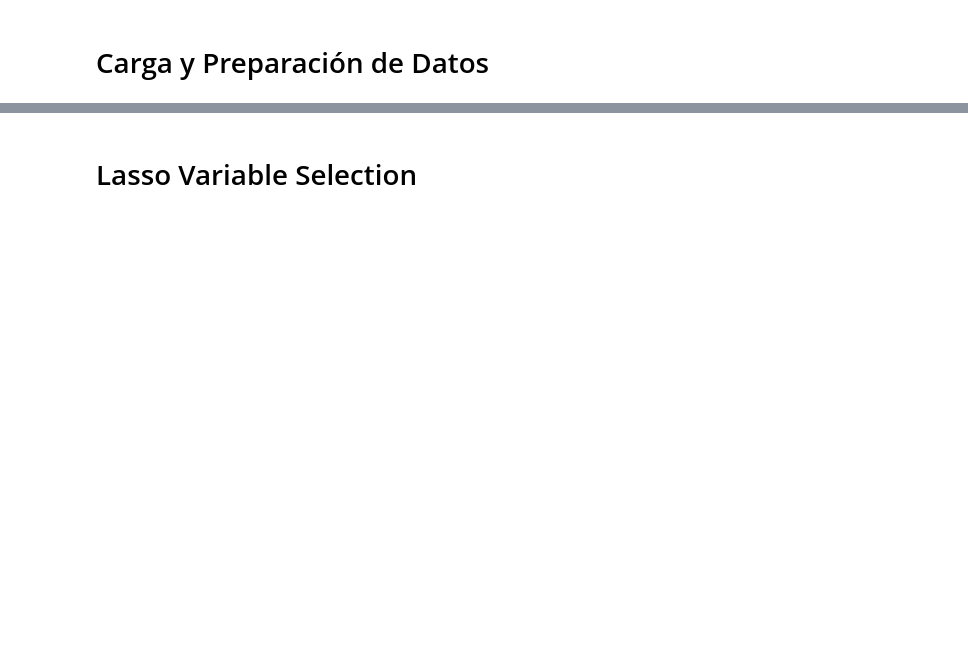
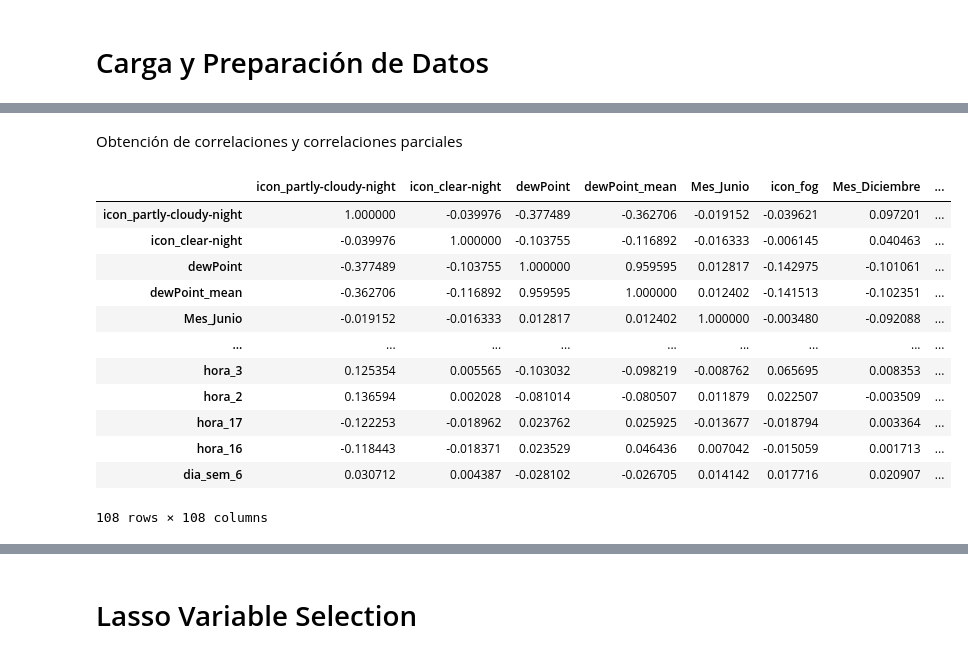
Before and after one commit to psaldar/Proyecto-Integrador-2, a Jupyter notebook: notebooks/Feature Selection.ipynb, the cells around one changed output, grey strips where cells are left out. Saved outputs shown, nothing was run; the diff lists cells and outputs as text; code cells hidden in the pictures; blank space fills up the shorter version.

Commit message:
Agrega corrida de la seleccion de variables

```diff
--- a/notebooks/Feature Selection.ipynb
+++ b/notebooks/Feature Selection.ipynb
@@ -123,0 +129,47 @@ Se cuentan con 95 variables para la seleccion
+# %%
+X_rus = X_train_under.copy()
+y_rus = Y_train_under.copy()
+# %% [markdown]
+Obtención de correlaciones y correlaciones parciales
+# %%
+X_rus['Accidente'] = y_rus.copy()
+corr_y = X_rus.corr()['Accidente']
+pcorr_y = X_rus.pcorr()['Accidente']
+# %%
+#### Con valores absolutos
+abs_corr = []
+abs_pcorr = []
+for i in range(len(corr_y)):
+    abs_corr.append(abs(corr_y[i]))
+    abs_pcorr.append(abs(pcorr_y[i]))
+corr_full = pd.DataFrame(corr_y)
+pcorr_full = pd.DataFrame(pcorr_y)
+corr_full['abs'] = abs_corr.copy()
+pcorr_full['abs'] = abs_pcorr.copy()
+
+### Ordenrarlas
+corr_full = corr_full.sort_values(by='abs', ascending=False)
+pcorr_full = pcorr_full.sort_values(by='abs', ascending=False)
+# %%
+### Ordeno la matriz X segun las correlaciones parciales de forma ascendente (para que funcione
+### bien el siguiente paso)
+vars_ord = list(pcorr_full.index)
+X_rus_ord = X_rus[vars_ord[1:][::-1]]
+# %%
+#### Calcula matriz de correlacion de las variables explicativas
+corr_x = X_rus_ord.corr()
+corr_x
+# %% [output]
+|  | icon_partly-cloudy-night | icon_clear-night | dewPoint | dewPoint_mean | Mes_Junio | icon_fog | Mes_Diciembre | ... |
+| icon_partly-cloudy-night | 1.000000 | -0.039976 | -0.377489 | -0.362706 | -0.019152 | -0.039621 | 0.097201 | ... |
+| icon_clear-night | -0.039976 | 1.000000 | -0.103755 | -0.116892 | -0.016333 | -0.006145 | 0.040463 | ... |
+| dewPoint | -0.377489 | -0.103755 | 1.000000 | 0.959595 | 0.012817 | -0.142975 | -0.101061 | ... |
+| dewPoint_mean | -0.362706 | -0.116892 | 0.959595 | 1.000000 | 0.012402 | -0.141513 | -0.102351 | ... |
+| Mes_Junio | -0.019152 | -0.016333 | 0.012817 | 0.012402 | 1.000000 | -0.003480 | -0.092088 | ... |
+| ... | ... | ... | ... | ... | ... | ... | ... | ... |
+| hora_3 | 0.125354 | 0.005565 | -0.103032 | -0.098219 | -0.008762 | 0.065695 | 0.008353 | ... |
+| hora_2 | 0.136594 | 0.002028 | -0.081014 | -0.080507 | 0.011879 | 0.022507 | -0.003509 | ... |
+| hora_17 | -0.122253 | -0.018962 | 0.023762 | 0.025925 | -0.013677 | -0.018794 | 0.003364 | ... |
+| hora_16 | -0.118443 | -0.018371 | 0.023529 | 0.046436 | 0.007042 | -0.015059 | 0.001713 | ... |
+| dia_sem_6 | 0.030712 | 0.004387 | -0.028102 | -0.026705 | 0.014142 | 0.017716 | 0.020907 | ... |
+108 rows × 108 columns
```
Also changed, not shown: parts of 16 cells of this notebook, 4 other files.
